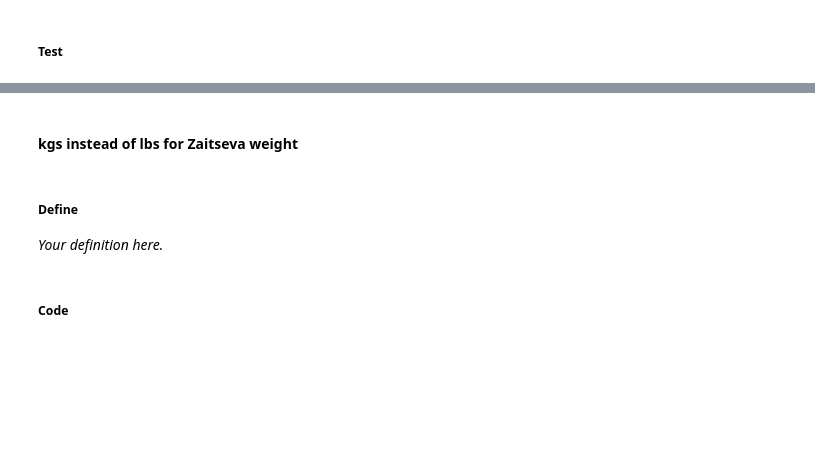
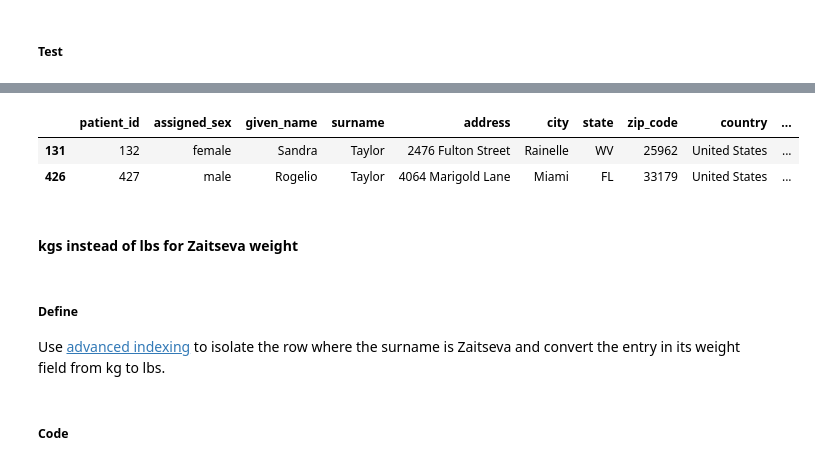
Before and after one commit to ahmed-gharib89/assessing_cleaning_data, a Jupyter notebook: cleaning-student.ipynb, the cells around one changed output, grey strips where cells are left out. Saved outputs shown, nothing was run; the diff lists cells and outputs as text; code cells hidden in the pictures; blank space fills up the shorter version.

```diff
--- a/cleaning-student.ipynb
+++ b/cleaning-student.ipynb
@@ -594,7 +759,13 @@ treatments_clean.head()
+# %%
+patients_clean[patients_clean.surname == 'Taylor']
+# %% [output]
+|  | patient_id | assigned_sex | given_name | surname | address | city | state | zip_code | country | ... |
+| 131 | 132 | female | Sandra | Taylor | 2476 Fulton Street | Rainelle | WV | 25962 | United States | ... |
+| 426 | 427 | male | Rogelio | Taylor | 4064 Marigold Lane | Miami | FL | 33179 | United States | ... |
 # %% [markdown]
 #### kgs instead of lbs for Zaitseva weight
-# %% [markdown]
-##### Define
-*Your definition here.*
+# %% [markdown]
+##### Define
+Use [advanced indexing](https://stackoverflow.com/a/44913631) to isolate the row where the surname is Zaitseva and convert the entry in its weight field from kg to lbs.
 # %% [markdown]
 ##### Code
```
Also changed, not shown: parts of 61 cells of this notebook.
